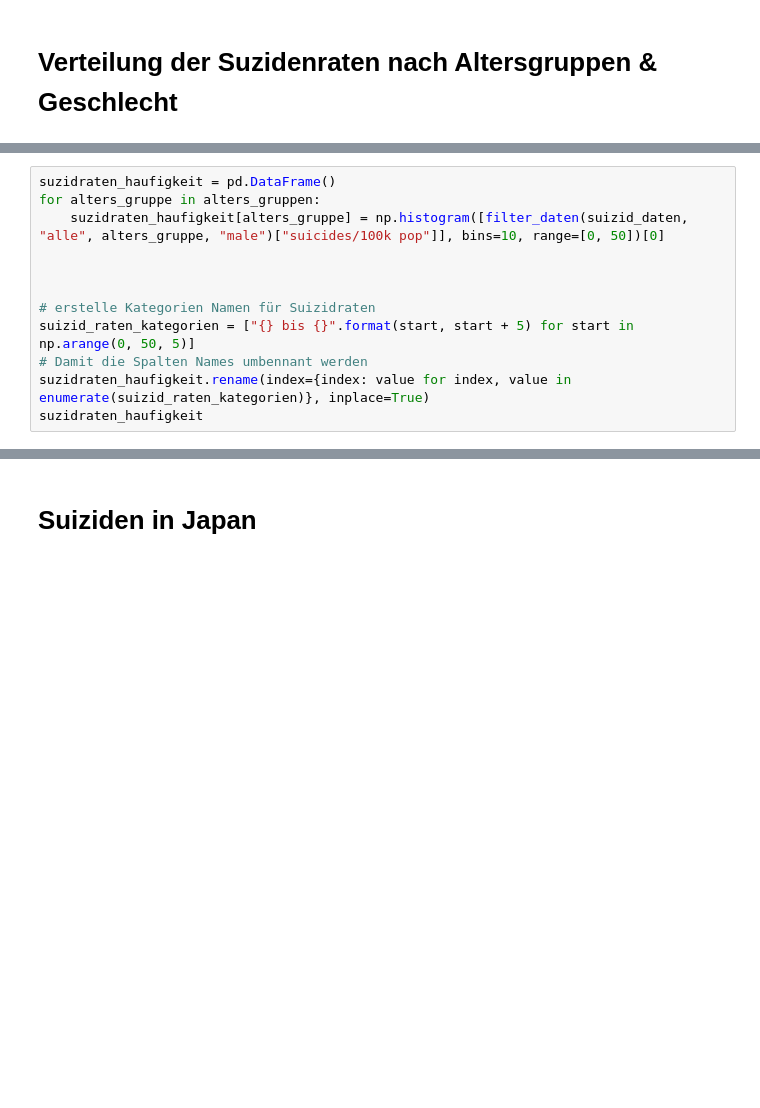
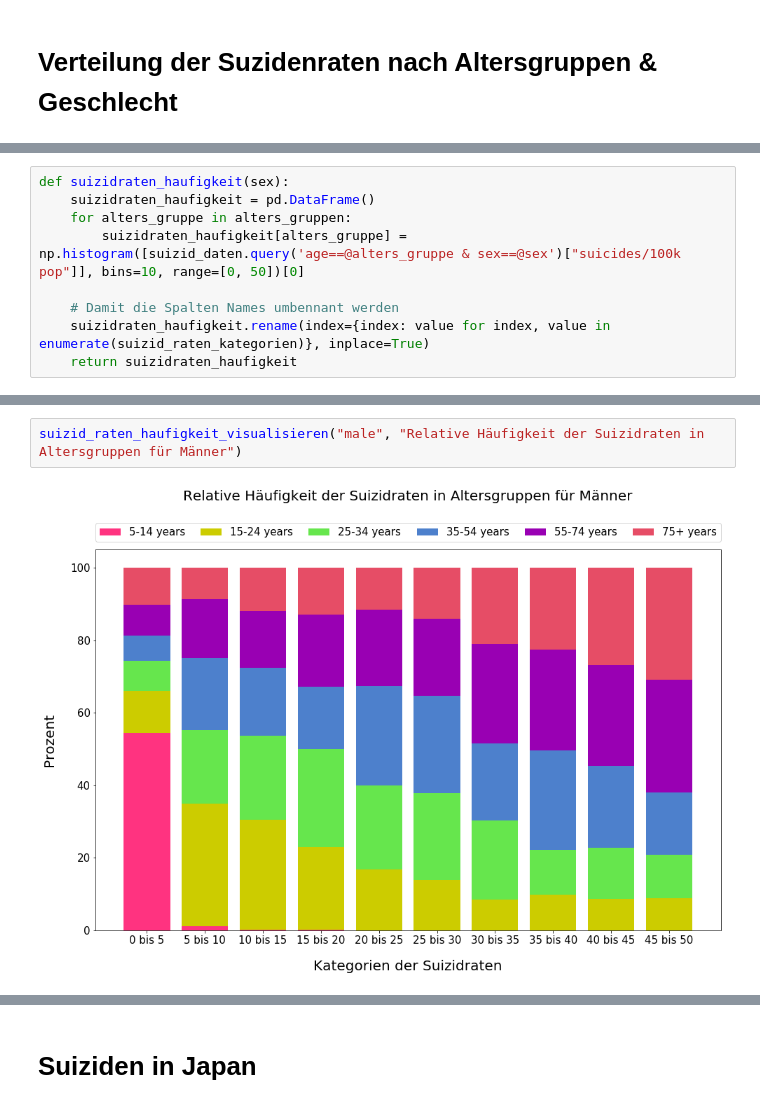
Before and after one commit to dsvanidze/suizid-aus-wirtschaftlicher-sicht-dalele-projekt, a Jupyter notebook: suizid_praesentation.ipynb, the cells around one changed output, grey strips where cells are left out. Saved outputs shown, nothing was run; the diff lists cells and outputs as text; blank space fills up the shorter version.

Commit message:
Häufigkeits Graph ist erstellt und soweit fertig

```diff
--- a/suizid_praesentation.ipynb
+++ b/suizid_praesentation.ipynb
@@ -86,12 +33,9 @@ plt.hist(filter_daten(suizid_daten, "alle", "75+ years", "female")["suicides/100
 # %%
-suzidraten_haufigkeit = pd.DataFrame()
-for alters_gruppe in alters_gruppen:
-    suzidraten_haufigkeit[alters_gruppe] = np.histogram([filter_daten(suizid_daten, "alle", alters_gruppe, "male")["suicides/100k pop"]], bins=10, range=[0, 50])[0]
+def suizidraten_haufigkeit(sex):
+    suizidraten_haufigkeit = pd.DataFrame()
+    for alters_gruppe in alters_gruppen:
+        suizidraten_haufigkeit[alters_gruppe] = np.histogram([suizid_daten.query('age==@alters_gruppe & sex==@sex')["suicides/100k pop"]], bins=10, range=[0, 50])[0]
 
-
-
-# erstelle Kategorien Namen für Suizidraten
-suizid_raten_kategorien = ["{} bis {}".format(start, start + 5) for start in np.arange(0, 50, 5)]
-# Damit die Spalten Names umbennant werden
-suzidraten_haufigkeit.rename(index={index: value for index, value in enumerate(suizid_raten_kategorien)}, inplace=True)
-suzidraten_haufigkeit
+    # Damit die Spalten Names umbennant werden
+    suizidraten_haufigkeit.rename(index={index: value for index, value in enumerate(suizid_raten_kategorien)}, inplace=True)
+    return suizidraten_haufigkeit
@@ -189,0 +76,4 @@ blueBars blue
+# %%
+suizid_raten_haufigkeit_visualisieren("male", "Relative Häufigkeit der Suizidraten in Altersgruppen für Männer")
+# %% [output]
+[figure, added]
```
Also changed, not shown: parts of 18 cells of this notebook.
